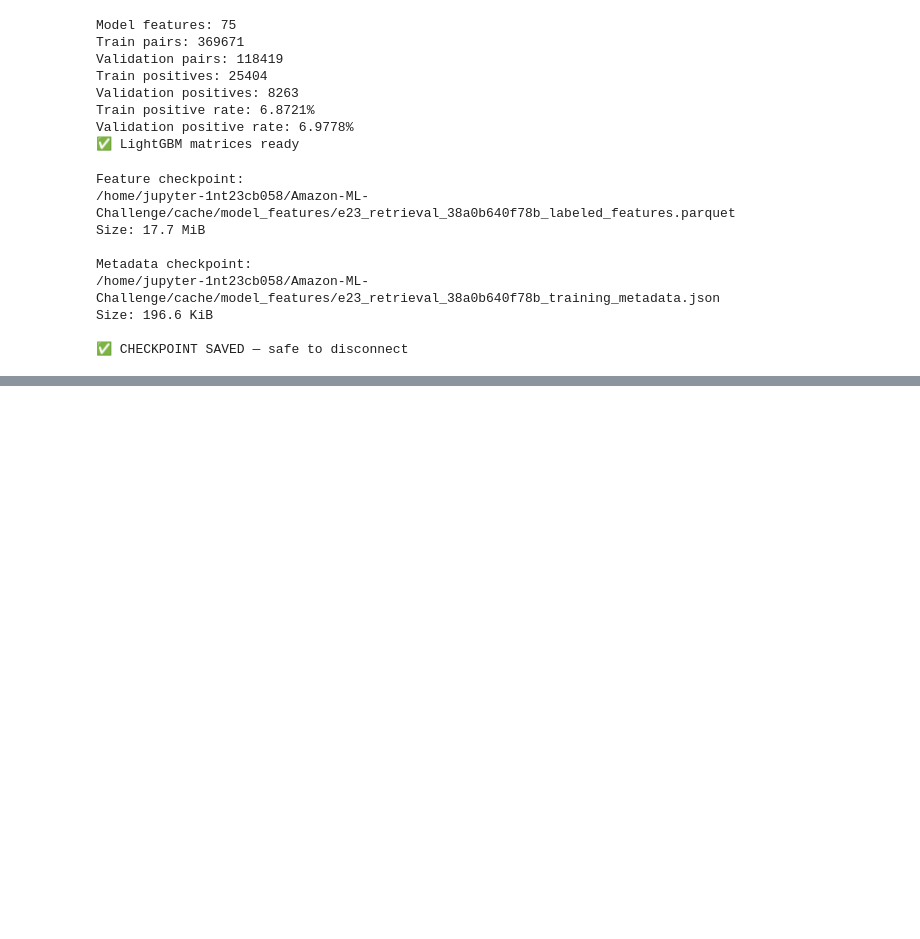
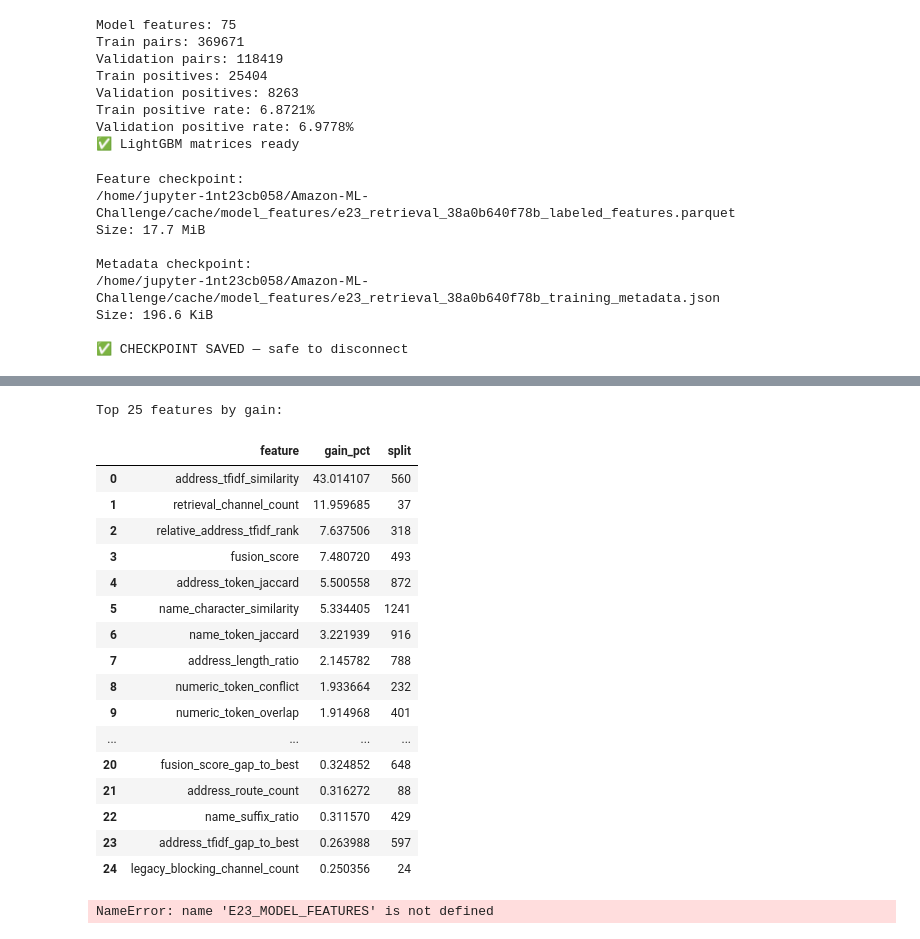
Before and after one commit to AbhiNow0909/Amazon-ML-Challenge, a Jupyter notebook: code/business_entity_resolution/notebooks/05_model.ipynb, the cells around one changed output, grey strips where cells are left out. Drawn from its saved outputs; the diff is of its cells as text; code cells hidden in the pictures; blank space fills up the shorter version.

Commit message:
Add E2.3 LightGBM model evaluation and decoder analysis

```diff
--- a/code/business_entity_resolution/notebooks/05_model.ipynb
+++ b/code/business_entity_resolution/notebooks/05_model.ipynb
@@ -951,0 +1900,69 @@ Size: 196.6 KiB
+# %%
+# Cell 27: Inspect LightGBM feature importance to see which legacy and E2.3
+# address-retrieval features contribute most to the trained classifier.
+
+importance = pd.DataFrame({
+    "feature": model.feature_name(),
+    "gain": model.feature_importance(
+        importance_type="gain",
+        iteration=model.best_iteration,
+    ),
+    "split": model.feature_importance(
+        importance_type="split",
+        iteration=model.best_iteration,
+    ),
+})
+
+importance["gain_pct"] = (
+    100 * importance["gain"] / importance["gain"].sum()
+)
+
+importance = importance.sort_values(
+    "gain",
+    ascending=False,
+).reset_index(drop=True)
+
+print("Top 25 features by gain:")
+display(
+    importance[
+        ["feature", "gain_pct", "split"]
+    ].head(25)
+)
+
+e23_feature_set = set(E23_MODEL_FEATURES)
+
+e23_importance = importance[
+    importance["feature"].isin(e23_feature_set)
+].copy()
+
+print(
+    "\nTotal gain from E2.3-specific features:",
+    f"{e23_importance['gain_pct'].sum():.2f}%"
+)
+
+print("\nE2.3-specific feature importance:")
+display(
+    e23_importance[
+        ["feature", "gain_pct", "split"]
+    ].reset_index(drop=True)
+)
+# %% [output]
+Top 25 features by gain:
+|  | feature | gain_pct | split |
+| 0 | address_tfidf_similarity | 43.014107 | 560 |
+| 1 | retrieval_channel_count | 11.959685 | 37 |
+| 2 | relative_address_tfidf_rank | 7.637506 | 318 |
+| 3 | fusion_score | 7.480720 | 493 |
+| 4 | address_token_jaccard | 5.500558 | 872 |
+| 5 | name_character_similarity | 5.334405 | 1241 |
+| 6 | name_token_jaccard | 3.221939 | 916 |
+| 7 | address_length_ratio | 2.145782 | 788 |
+| 8 | numeric_token_conflict | 1.933664 | 232 |
+| 9 | numeric_token_overlap | 1.914968 | 401 |
+| ... | ... | ... | ... |
+| 20 | fusion_score_gap_to_best | 0.324852 | 648 |
+| 21 | address_route_count | 0.316272 | 88 |
+| 22 | name_suffix_ratio | 0.311570 | 429 |
+| 23 | address_tfidf_gap_to_best | 0.263988 | 597 |
+| 24 | legacy_blocking_channel_count | 0.250356 | 24 |
+NameError: name 'E23_MODEL_FEATURES' is not defined
```
Also changed, not shown: parts of 12 cells of this notebook, 2 other files.
